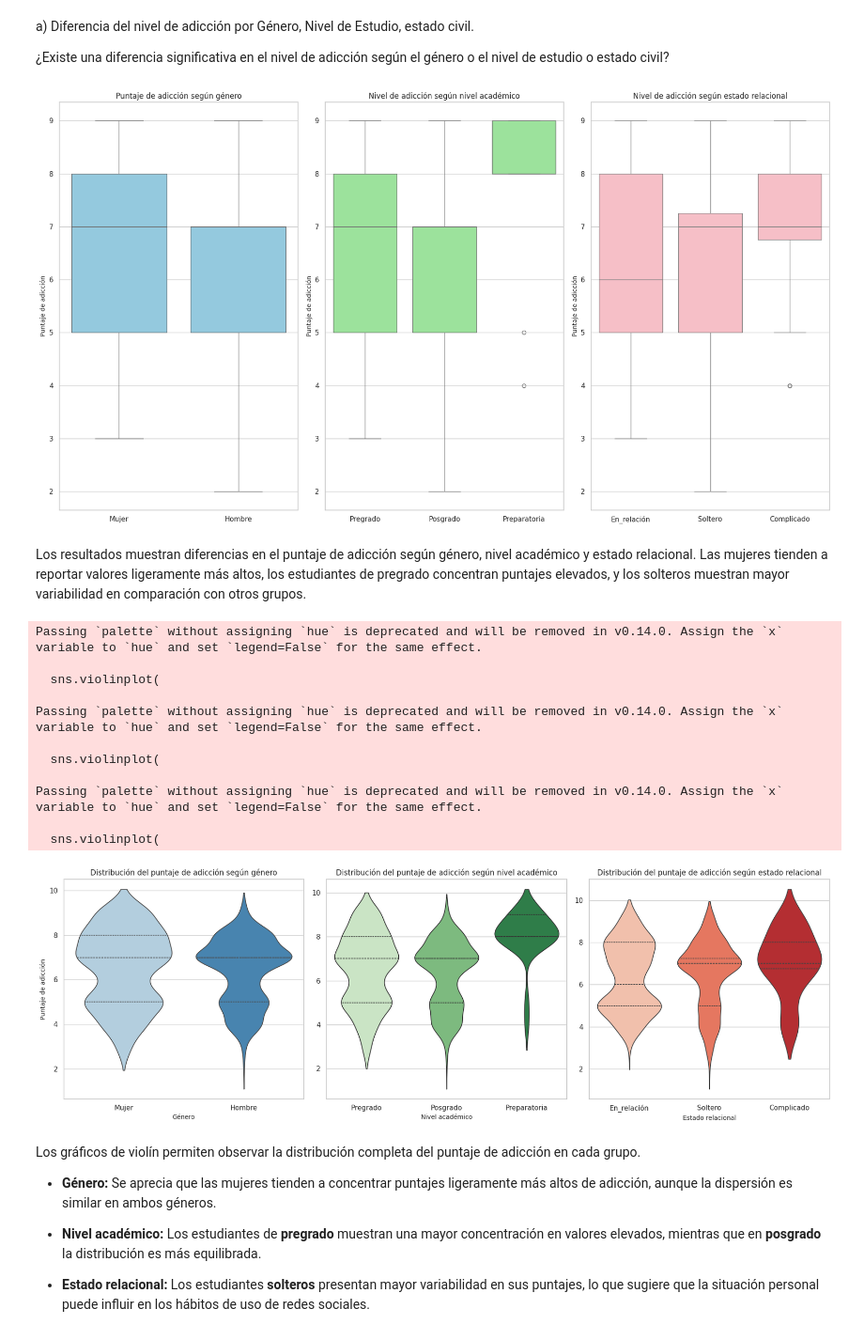
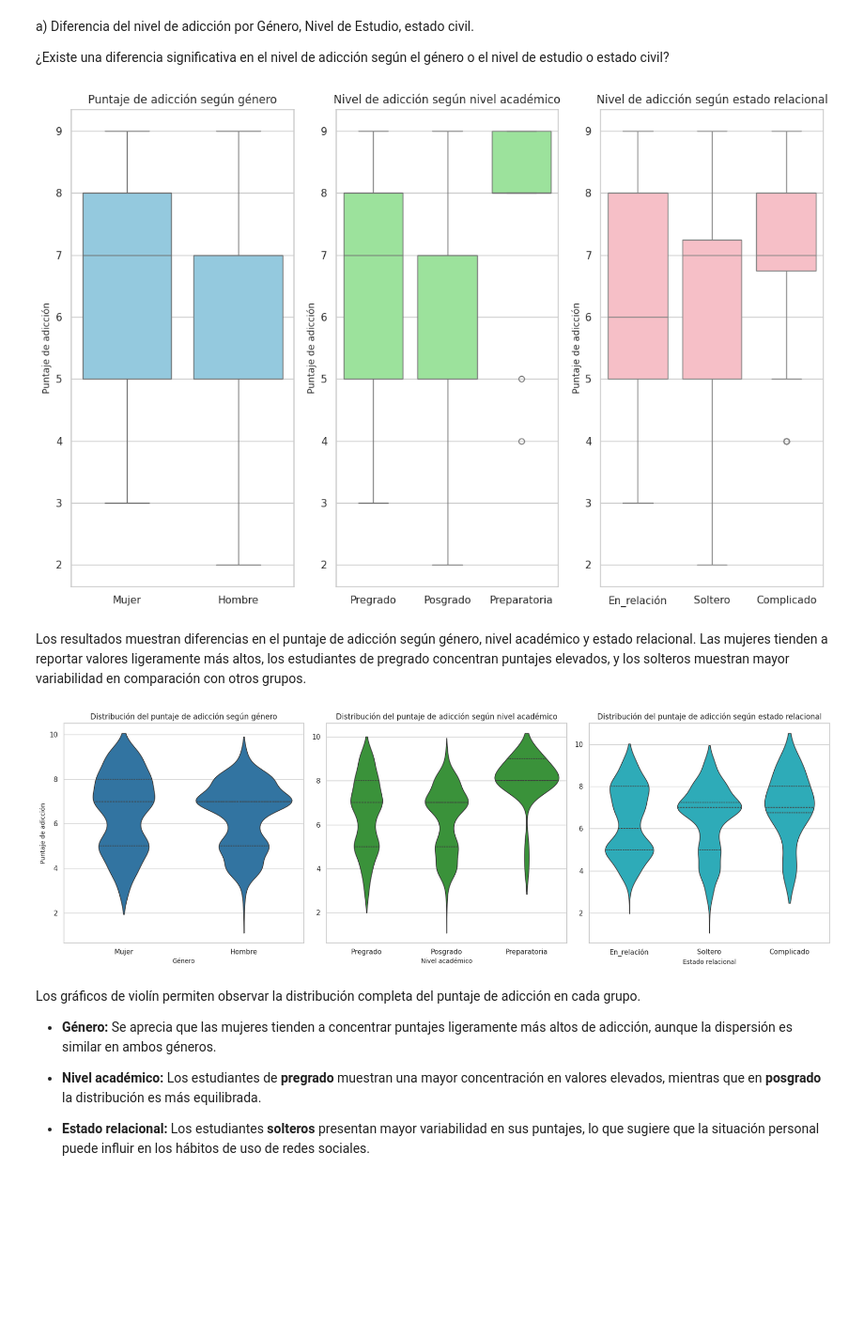
Before and after one commit to vazquezsilvana/Data-Science-II-EntregaFinal, a Jupyter notebook: VazquezSilvana_EntregaFinalDSII.ipynb, the cells around one changed output. Shown: that part at 94% size. Drawn from its saved outputs; the diff is of its cells as text; code cells hidden in the pictures; blank space fills up the shorter version.

```diff
--- a/VazquezSilvana_EntregaFinalDSII.ipynb
+++ b/VazquezSilvana_EntregaFinalDSII.ipynb
@@ -478,30 +478,30 @@ a) Diferencia del nivel de adicción por Género, Nivel de Estudio, estado civil
 
 ¿Existe una diferencia significativa en el nivel de adicción según el género o el nivel de estudio o estado civil?
 # %%
-fig, axes = plt.subplots(1, 3, figsize=(18,10))
+fig, axes = plt.subplots(1, 3, figsize=(12,8))
 
 # 1. Puntaje de adicción según género
 sns.boxplot(x=df['Género'], y=df['Puntaje_Adicción'], color="skyblue", ax=axes[0])
 axes[0].set_title("Puntaje de adicción según género", fontsize=12)
 axes[0].set_xlabel("")
 axes[0].set_ylabel("Puntaje de adicción", fontsize=10)
 
 # 2. Nivel de adicción según nivel académico
 sns.boxplot(x=df['Nivel_Académico'], y=df['Puntaje_Adicción'], color="lightgreen", ax=axes[1])
 axes[1].set_title("Nivel de adicción según nivel académico", fontsize=12)
 axes[1].set_xlabel("")
 axes[1].set_ylabel("Puntaje de adicción", fontsize=10)
 
 # 3. Nivel de adicción según estado relacional
 sns.boxplot(x=df['Estado_Relacional'], y=df['Puntaje_Adicción'], color="lightpink", ax=axes[2])
 axes[2].set_title("Nivel de adicción según estado relacional", fontsize=12)
 axes[2].set_xlabel("")
 axes[2].set_ylabel("Puntaje de adicción", fontsize=10)
 
 plt.tight_layout()
 plt.show()
 # %% [output]
-[figure, old version]
+[figure, new version]
 # %% [markdown]
 Los resultados muestran diferencias en el puntaje de adicción según género, nivel académico y estado relacional. Las mujeres tienden a reportar valores ligeramente más altos, los estudiantes de pregrado concentran puntajes elevados, y los solteros muestran mayor variabilidad en comparación con otros grupos.
 # %%
@@ -511,7 +511,7 @@ fig, axes = plt.subplots(1, 3, figsize=(18,6))
 # 1. Puntaje de adicción según género
 sns.violinplot(
     x=df['Género'], y=df['Puntaje_Adicción'],
-    palette="Blues", inner="quartile", ax=axes[0]
+    inner="quartile", ax=axes[0], color=academic_palette[0]
 )
 axes[0].set_title("Distribución del puntaje de adicción según género", fontsize=12)
 axes[0].set_xlabel("Género", fontsize=10)
@@ -520,7 +520,7 @@ axes[0].set_ylabel("Puntaje de adicción", fontsize=10)
 # 2. Puntaje de adicción según nivel académico
 sns.violinplot(
     x=df['Nivel_Académico'], y=df['Puntaje_Adicción'],
-    palette="Greens", inner="quartile", ax=axes[1]
+    inner="quartile", ax=axes[1], color=academic_palette[1]
 )
 axes[1].set_title("Distribución del puntaje de adicción según nivel académico", fontsize=12)
 axes[1].set_xlabel("Nivel académico", fontsize=10)
@@ -529,7 +529,7 @@ axes[1].set_ylabel("")
 # 3. Puntaje de adicción según estado relacional
 sns.violinplot(
     x=df['Estado_Relacional'], y=df['Puntaje_Adicción'],
-    palette="Reds", inner="quartile", ax=axes[2]
+    inner="quartile", ax=axes[2], color=academic_palette[2]
 )
 axes[2].set_title("Distribución del puntaje de adicción según estado relacional", fontsize=12)
 axes[2].set_xlabel("Estado relacional", fontsize=10)
@@ -538,18 +538,7 @@ axes[2].set_ylabel("")
 plt.tight_layout()
 plt.show()
 # %% [output]
-Passing `palette` without assigning `hue` is deprecated and will be removed in v0.14.0. Assign the `x` variable to `hue` and set `legend=False` for the same effect.
-
-  sns.violinplot(
-
-Passing `palette` without assigning `hue` is deprecated and will be removed in v0.14.0. Assign the `x` variable to `hue` and set `legend=False` for the same effect.
-
-  sns.violinplot(
-
-Passing `palette` without assigning `hue` is deprecated and will be removed in v0.14.0. Assign the `x` variable to `hue` and set `legend=False` for the same effect.
-
-  sns.violinplot(
-[figure, old version]
+[figure, new version]
 # %% [markdown]
 Los gráficos de violín permiten observar la distribución completa del puntaje de adicción en cada grupo.
 
```
Also changed, not shown: parts of 4 cells of this notebook.
